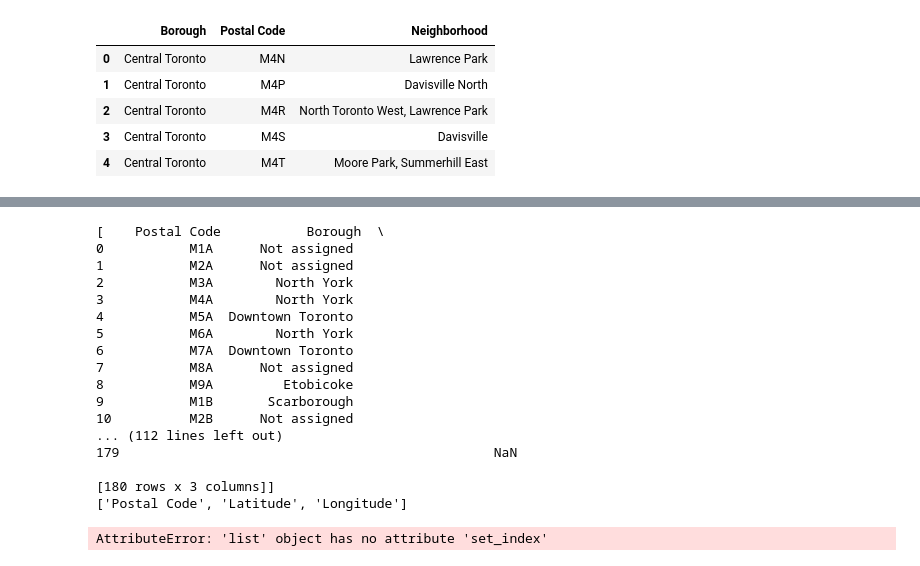
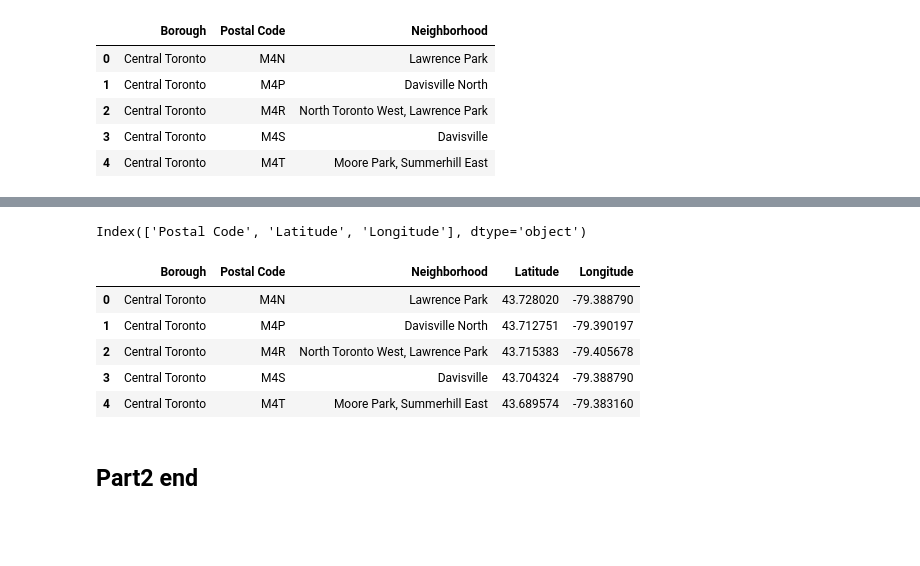
Before and after one commit to pranav-x/Applied-Data-Science-Capstone, a Jupyter notebook: Applied Data Science Capstone Week 3 part2.ipynb, the cells around one changed output, grey strips where cells are left out. Saved outputs shown, nothing was run; the diff lists cells and outputs as text; code cells hidden in the pictures; blank space fills up the shorter version.

```diff
--- a/Applied Data Science Capstone Week 3 part2.ipynb
+++ b/Applied Data Science Capstone Week 3 part2.ipynb
@@ -28,6 +28,5 @@ raw_data_selected.head()
 # %%
 raw_data_selected['Neighborhood'] = np.where(raw_data_selected['Neighborhood'] == 'Not assigned', raw_data_selected['Borough'], raw_data_selected['Neighborhood'])
 # %%
-url2="http://cocl.us/Geospatial_data"
-geo_data=pd.read_csv(url2)
-geo_data.head(10)
+geospatial_url = "https://cocl.us/Geospatial_data"
+geospatial_data = pd.read_csv(geospatial_url)
@@ -46,26 +33,19 @@ geo_data.head(10)
-# %%
-print(list(df))
-print(list(geo_data))
-
-full_table = df.set_index('Postal Code').join(geo_data.set_index('Postal Code'))
-full_table = full_table.sample(frac=1).reset_index(drop=True)
-full_table.head(20)
-# %% [output]
-[    Postal Code           Borough  \
-0           M1A      Not assigned
-1           M2A      Not assigned
-2           M3A        North York
-3           M4A        North York
-4           M5A  Downtown Toronto
-5           M6A        North York
-6           M7A  Downtown Toronto
-7           M8A      Not assigned
-8           M9A         Etobicoke
-9           M1B       Scarborough
-10          M2B      Not assigned
-... (112 lines left out)
-179                                                NaN
-
-[180 rows x 3 columns]]
-['Postal Code', 'Latitude', 'Longitude']
-AttributeError: 'list' object has no attribute 'set_index'
+# %%
+geospatial_data.columns = ['Postal Code', 'Latitude', 'Longitude']
+# %%
+geospatial_data.columns
+# %% [output]
+Index(['Postal Code', 'Latitude', 'Longitude'], dtype='object')
+# %%
+merged_data = pd.merge(raw_data_selected, geospatial_data, on='Postal Code')
+# %%
+merged_data.head()
+# %% [output]
+|  | Borough | Postal Code | Neighborhood | Latitude | Longitude |
+| 0 | Central Toronto | M4N | Lawrence Park | 43.728020 | -79.388790 |
+| 1 | Central Toronto | M4P | Davisville North | 43.712751 | -79.390197 |
+| 2 | Central Toronto | M4R | North Toronto West, Lawrence Park | 43.715383 | -79.405678 |
+| 3 | Central Toronto | M4S | Davisville | 43.704324 | -79.388790 |
+| 4 | Central Toronto | M4T | Moore Park, Summerhill East | 43.689574 | -79.383160 |
+# %% [markdown]
+<h2>Part2 end</h2>
```
Also changed, not shown: parts of 5 cells of this notebook.
